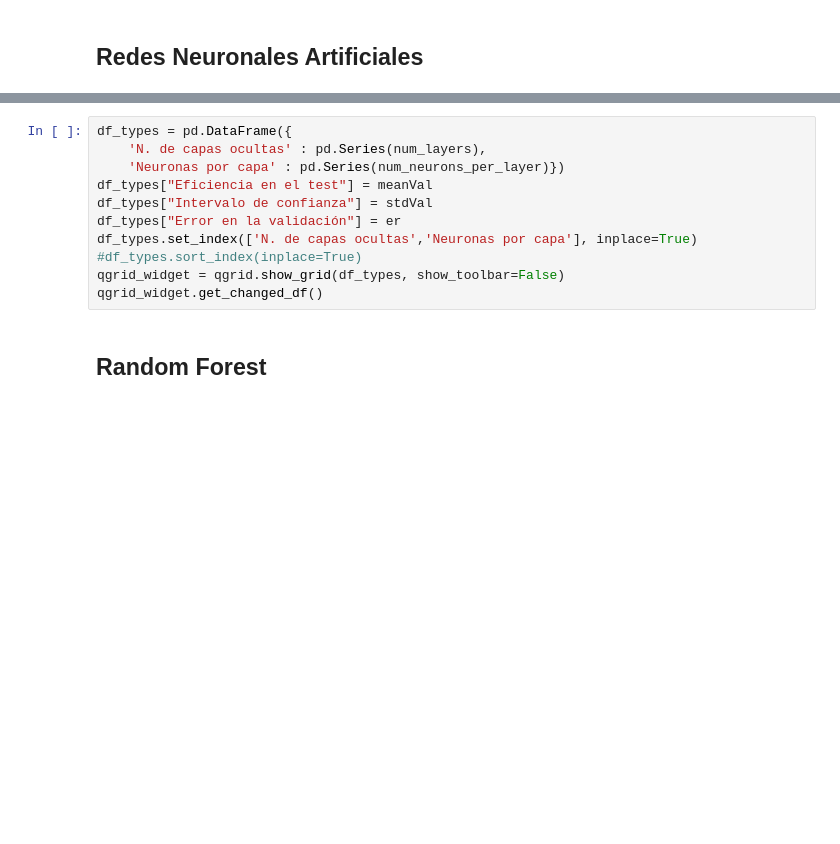
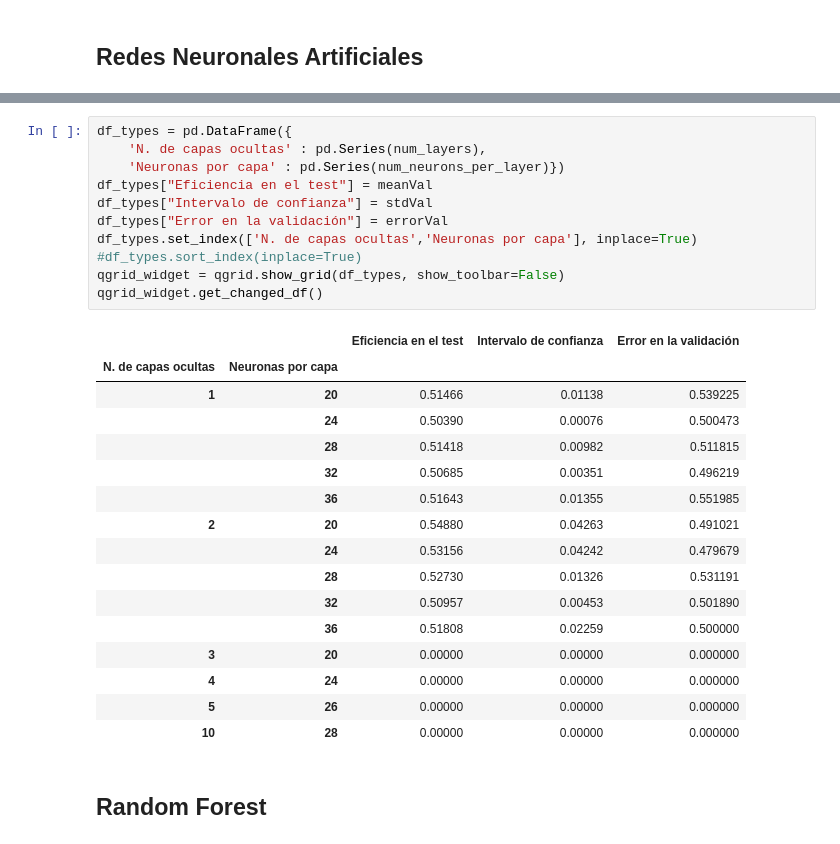
Before and after one commit to jaiderog/ML_IntroductoryCourse, a Jupyter notebook: Proyecto/Modelos.ipynb, the cells around one changed output, grey strips where cells are left out. Cells and saved outputs as stored; diff of their text form; blank space fills up the shorter version.

Commit message:
redes neuronales entrenadas

```diff
--- a/Proyecto/Modelos.ipynb
+++ b/Proyecto/Modelos.ipynb
@@ -431,14 +446,31 @@ for i in range(0,len(num_layers)):
 # %%
 df_types = pd.DataFrame({
     'N. de capas ocultas' : pd.Series(num_layers),
     'Neuronas por capa' : pd.Series(num_neurons_per_layer)})
 df_types["Eficiencia en el test"] = meanVal
 df_types["Intervalo de confianza"] = stdVal
-df_types["Error en la validación"] = er
+df_types["Error en la validación"] = errorVal
 df_types.set_index(['N. de capas ocultas','Neuronas por capa'], inplace=True)
 #df_types.sort_index(inplace=True)
 qgrid_widget = qgrid.show_grid(df_types, show_toolbar=False)
 qgrid_widget.get_changed_df()
+# %% [output]
+|  |  | Eficiencia en el test | Intervalo de confianza | Error en la validación |
+| N. de capas ocultas | Neuronas por capa |  |  |  |
+| 1 | 20 | 0.51466 | 0.01138 | 0.539225 |
+|  | 24 | 0.50390 | 0.00076 | 0.500473 |
+|  | 28 | 0.51418 | 0.00982 | 0.511815 |
+|  | 32 | 0.50685 | 0.00351 | 0.496219 |
+|  | 36 | 0.51643 | 0.01355 | 0.551985 |
+| 2 | 20 | 0.54880 | 0.04263 | 0.491021 |
+|  | 24 | 0.53156 | 0.04242 | 0.479679 |
+|  | 28 | 0.52730 | 0.01326 | 0.531191 |
+|  | 32 | 0.50957 | 0.00453 | 0.501890 |
+|  | 36 | 0.51808 | 0.02259 | 0.500000 |
+| 3 | 20 | 0.00000 | 0.00000 | 0.000000 |
+| 4 | 24 | 0.00000 | 0.00000 | 0.000000 |
+| 5 | 26 | 0.00000 | 0.00000 | 0.000000 |
+| 10 | 28 | 0.00000 | 0.00000 | 0.000000 |
 # %% [markdown]
 ## Random Forest
 # %%
```
Also changed, not shown: parts of 1 cell of this notebook.
